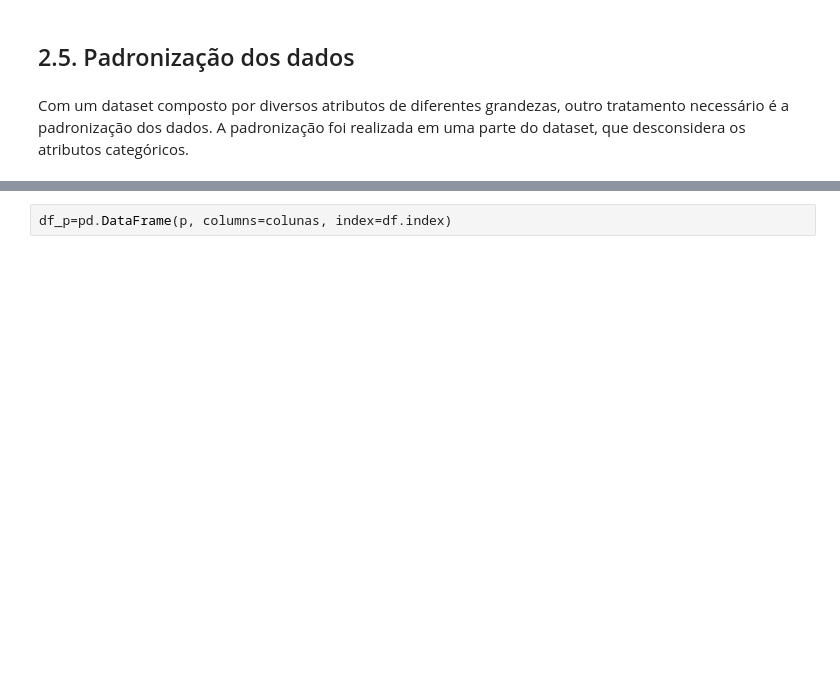
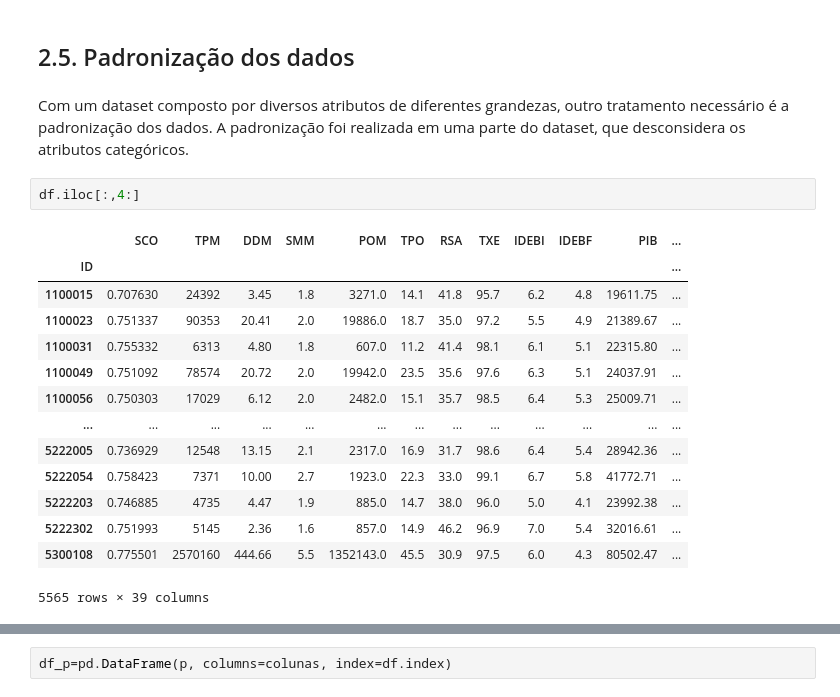
Before and after one commit to secretaria-ICA/Clusterizacao_dos_Municipios_Brasileiros_Uma_Abordagem_para_Igualdade_de_Genero, a Jupyter notebook: Trabalho_Izabella.ipynb, the cells around one changed output, grey strips where cells are left out. Saved outputs shown, nothing was run; the diff lists cells and outputs as text; blank space fills up the shorter version.

```diff
--- a/Trabalho_Izabella.ipynb
+++ b/Trabalho_Izabella.ipynb
@@ -81,6 +180,23 @@ df['SCO'].describe()
 ## 2.5. Padronização dos dados
 # %% [markdown]
 Com um dataset composto por diversos atributos de diferentes grandezas, outro tratamento necessário é a padronização dos dados. A padronização foi realizada em uma parte do dataset, que desconsidera os atributos categóricos.
+# %%
+df.iloc[:,4:]
+# %% [output]
+|  | SCO | TPM | DDM | SMM | POM | TPO | RSA | TXE | IDEBI | IDEBF | PIB | ... |
+| ID |  |  |  |  |  |  |  |  |  |  |  | ... |
+| 1100015 | 0.707630 | 24392 | 3.45 | 1.8 | 3271.0 | 14.1 | 41.8 | 95.7 | 6.2 | 4.8 | 19611.75 | ... |
+| 1100023 | 0.751337 | 90353 | 20.41 | 2.0 | 19886.0 | 18.7 | 35.0 | 97.2 | 5.5 | 4.9 | 21389.67 | ... |
+| 1100031 | 0.755332 | 6313 | 4.80 | 1.8 | 607.0 | 11.2 | 41.4 | 98.1 | 6.1 | 5.1 | 22315.80 | ... |
+| 1100049 | 0.751092 | 78574 | 20.72 | 2.0 | 19942.0 | 23.5 | 35.6 | 97.6 | 6.3 | 5.1 | 24037.91 | ... |
+| 1100056 | 0.750303 | 17029 | 6.12 | 2.0 | 2482.0 | 15.1 | 35.7 | 98.5 | 6.4 | 5.3 | 25009.71 | ... |
+| ... | ... | ... | ... | ... | ... | ... | ... | ... | ... | ... | ... | ... |
+| 5222005 | 0.736929 | 12548 | 13.15 | 2.1 | 2317.0 | 16.9 | 31.7 | 98.6 | 6.4 | 5.4 | 28942.36 | ... |
+| 5222054 | 0.758423 | 7371 | 10.00 | 2.7 | 1923.0 | 22.3 | 33.0 | 99.1 | 6.7 | 5.8 | 41772.71 | ... |
+| 5222203 | 0.746885 | 4735 | 4.47 | 1.9 | 885.0 | 14.7 | 38.0 | 96.0 | 5.0 | 4.1 | 23992.38 | ... |
+| 5222302 | 0.751993 | 5145 | 2.36 | 1.6 | 857.0 | 14.9 | 46.2 | 96.9 | 7.0 | 5.4 | 32016.61 | ... |
+| 5300108 | 0.775501 | 2570160 | 444.66 | 5.5 | 1352143.0 | 45.5 | 30.9 | 97.5 | 6.0 | 4.3 | 80502.47 | ... |
+5565 rows × 39 columns
 # %%
 from sklearn.preprocessing import StandardScaler
 
```
Also changed, not shown: parts of 34 cells of this notebook.
